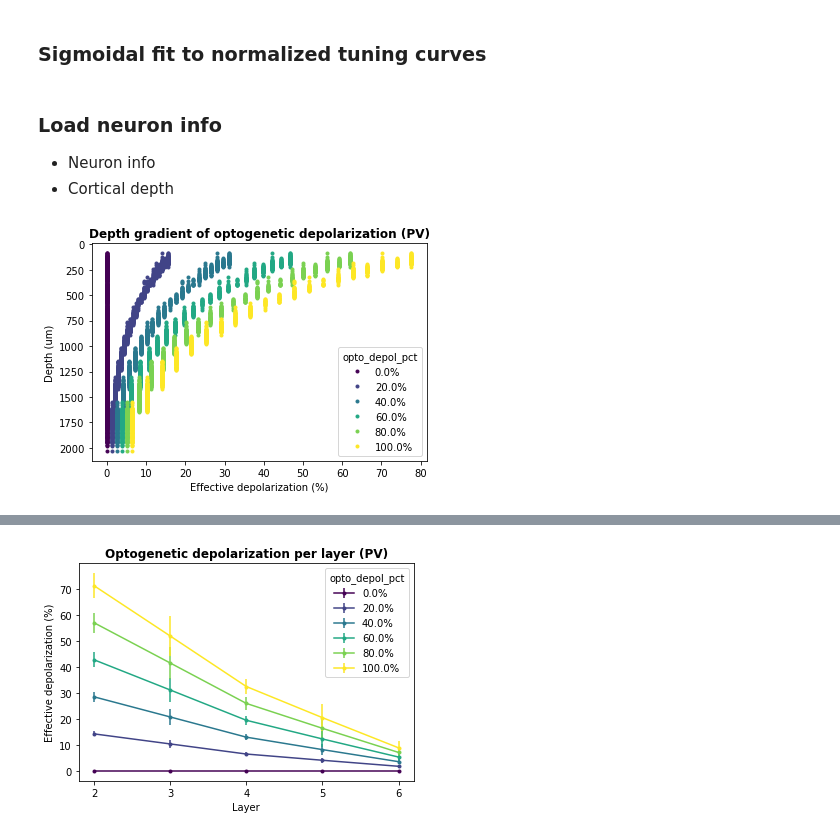
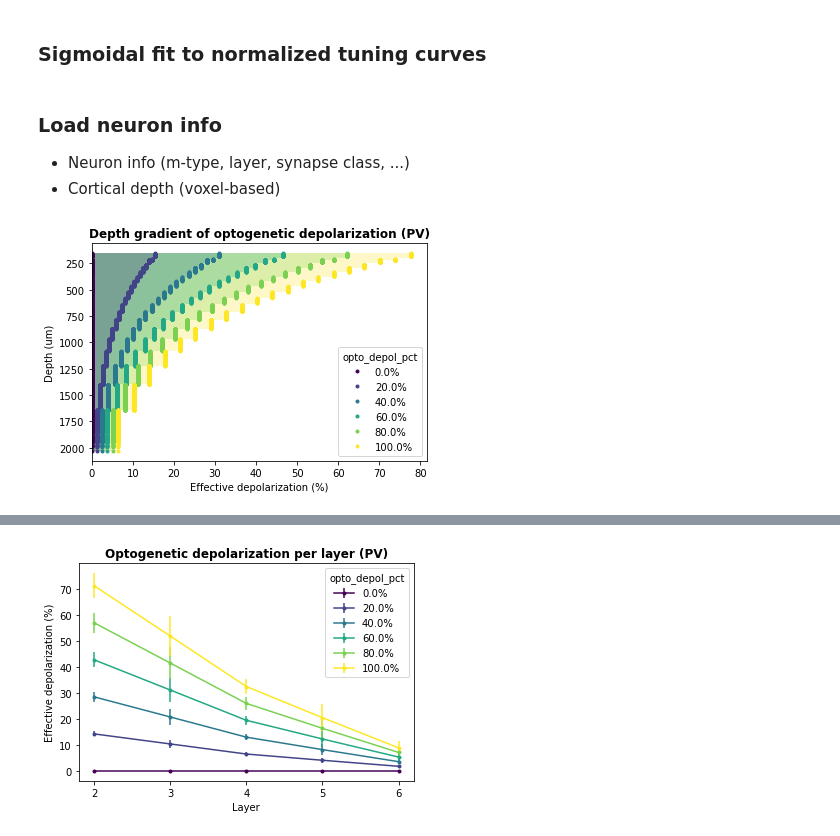
Before and after one commit to BlueBrain/sscx-analysis, a Jupyter notebook: visual_contrast/notebooks/OptoStim_Tuning_Analysis.ipynb, the cells around one changed output, grey strips where cells are left out. Cells and saved outputs as stored; diff of their text form; code cells hidden in the pictures.

Commit message:
Improved opto stim depth gradient plotting

```diff
--- a/visual_contrast/notebooks/OptoStim_Tuning_Analysis.ipynb
+++ b/visual_contrast/notebooks/OptoStim_Tuning_Analysis.ipynb
@@ -544,6 +545,23 @@ goodness_of_fits_SOM = list(fit_data['goodness_of_fits_SOM'])
 del fit_data
 # %% [markdown]
 ### Load neuron info
-- Neuron info
-- Cortical depth
+- Neuron info (m-type, layer, synapse class, ...)
+- Cortical depth (voxel-based)
+# %%
+nrn_props = ['mtype', 'layer', 'synapse_class']
+neuron_info_PYR = circuit.cells.get(gids_PYR, properties=nrn_props)
+neuron_info_PV = circuit.cells.get(gids_PV, properties=nrn_props)
+neuron_info_SOM = circuit.cells.get(gids_SOM, properties=nrn_props)
+
+# Add depth values (voxel-based; the ones that have been used for generating th opto stimulus)
+assert psth_data_PYR[0]['opto_cfg']['cfg']['opto_depth_map_file'] == psth_data_PV[0]['opto_cfg']['cfg']['opto_depth_map_file'] == psth_data_SOM[0]['opto_cfg']['cfg']['opto_depth_map_file'], 'ERROR: Depth map mismatch!'
+depth_map = voxcell.VoxelData.load_nrrd(psth_data_PYR[0]['opto_cfg']['cfg']['opto_depth_map_file'])
+nrn_depths_PYR = depth_map.lookup(circuit.cells.positions(gids_PYR).to_numpy()).astype(float)
+nrn_depths_PV = depth_map.lookup(circuit.cells.positions(gids_PV).to_numpy()).astype(float)
+nrn_depths_SOM = depth_map.lookup(circuit.cells.positions(gids_SOM).to_numpy()).astype(float)
+assert not np.any(nrn_depths_PYR == -1.0) and not np.any(nrn_depths_PV == -1.0) and not np.any(nrn_depths_SOM == -1.0), 'ERROR: Depth value(s) missing!'
+
+neuron_info_PYR['depth'] = nrn_depths_PYR
+neuron_info_PV['depth'] = nrn_depths_PV
+neuron_info_SOM['depth'] = nrn_depths_SOM
 # %%
@@ -554,11 +579,6 @@ neuron_info.drop('gid', axis=1, inplace=True)
-# %%
-# Extract subtypes in sim target (hex0)
-neuron_info_PYR = neuron_info.loc[gids_PYR]
-neuron_info_PV = neuron_info.loc[gids_PV]
-neuron_info_SOM = neuron_info.loc[gids_SOM]
 # %%
 # Plot depth vs. opto strength
-def plot_depth_gradient(depths, opto_strength_eff, opto_depol_pct, save_path, save_spec=None):
+def plot_depth_gradient(depths, opto_strength_eff, opto_depol_pct, show_bars=False, save_path=None, save_spec=None):
     if save_spec is None:
         save_spec = ''
     if len(save_spec) > 0:
@@ -567,8 +587,21 @@ def plot_depth_gradient(depths, opto_strength_eff, opto_depol_pct, save_path, sa
 
     depol_colors = plt.cm.viridis(np.linspace(0, 1, len(opto_depol_pct)))
     plt.figure()
+    if show_bars:
+        for sidx in np.arange(len(opto_depol_pct))[::-1]:
+            pct = opto_depol_pct[sidx]
+            eff_val = np.unique(opto_strength_eff[:, sidx])
+            d_ranges = []
+            for v in eff_val:
+                d_vals = depths[opto_strength_eff[:, sidx] == v]
+                d_ranges.append(np.max(d_vals))
+                d_ranges.append(np.min(d_vals))
+            bins = [d_ranges[0]] + [np.mean(d_ranges[i : i + 2]) for i in range(1, len(d_ranges) - 1, 2)] + [d_ranges[-1]]
+            for bidx in range(len(bins) - 1):
+                plt.barh(np.mean(bins[bidx : bidx + 2]), eff_val[bidx], height=np.diff(bins[bidx : bidx + 2]), color=depol_colors[sidx, :], alpha=0.25) #, label=f'{pct}%' if bidx == 0 else None)
     for sidx, pct in enumerate(opto_depol_pct):
         plt.plot(opto_strength_eff[:, sidx], depths, '.', color=depol_colors[sidx, :], label=f'{pct}%')
+
     # plt.gca().invert_xaxis()
     plt.gca().invert_yaxis()
     plt.xlabel('Effective depolarization (%)')
@@ -579,6 +612,6 @@ def plot_depth_gradient(depths, opto_strength_eff, opto_depol_pct, save_path, sa
         plt.savefig(os.path.join(save_path, f'opto_depth_gradient{save_spec_fn}.png'), dpi=300)
     plt.show()
 # %%
-plot_depth_gradient(neuron_info_PV['depth'], opto_strength_eff_PV, opto_depol_pct, save_path, save_spec='PV')
+plot_depth_gradient(neuron_info_PV['depth'], opto_strength_eff_PV, opto_depol_pct, show_bars=True, save_path=save_path, save_spec='PV')
 # %% [output]
-[figure, old version]
+[figure, new version]
```
Also changed, not shown: parts of 6 cells of this notebook.
